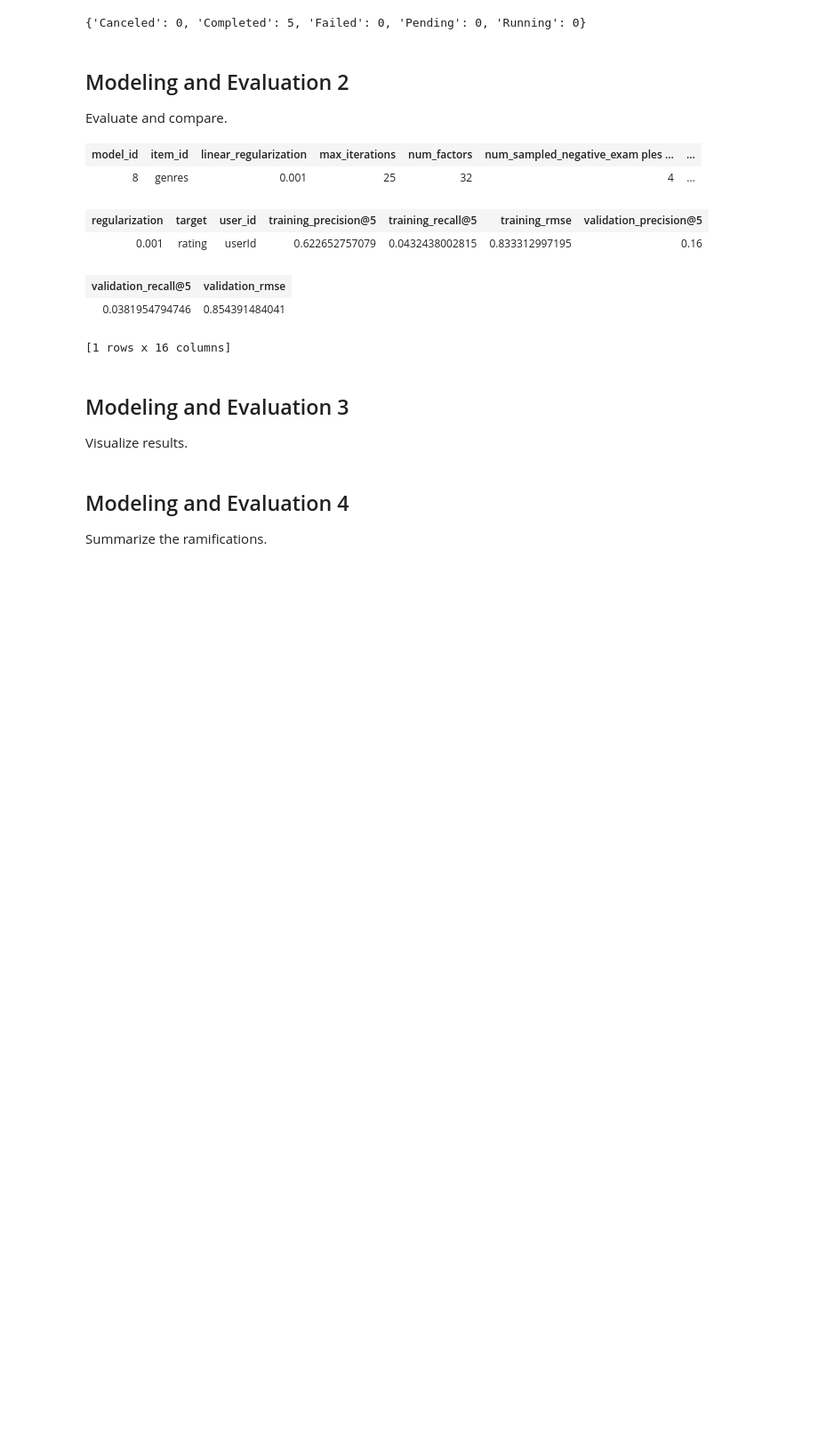
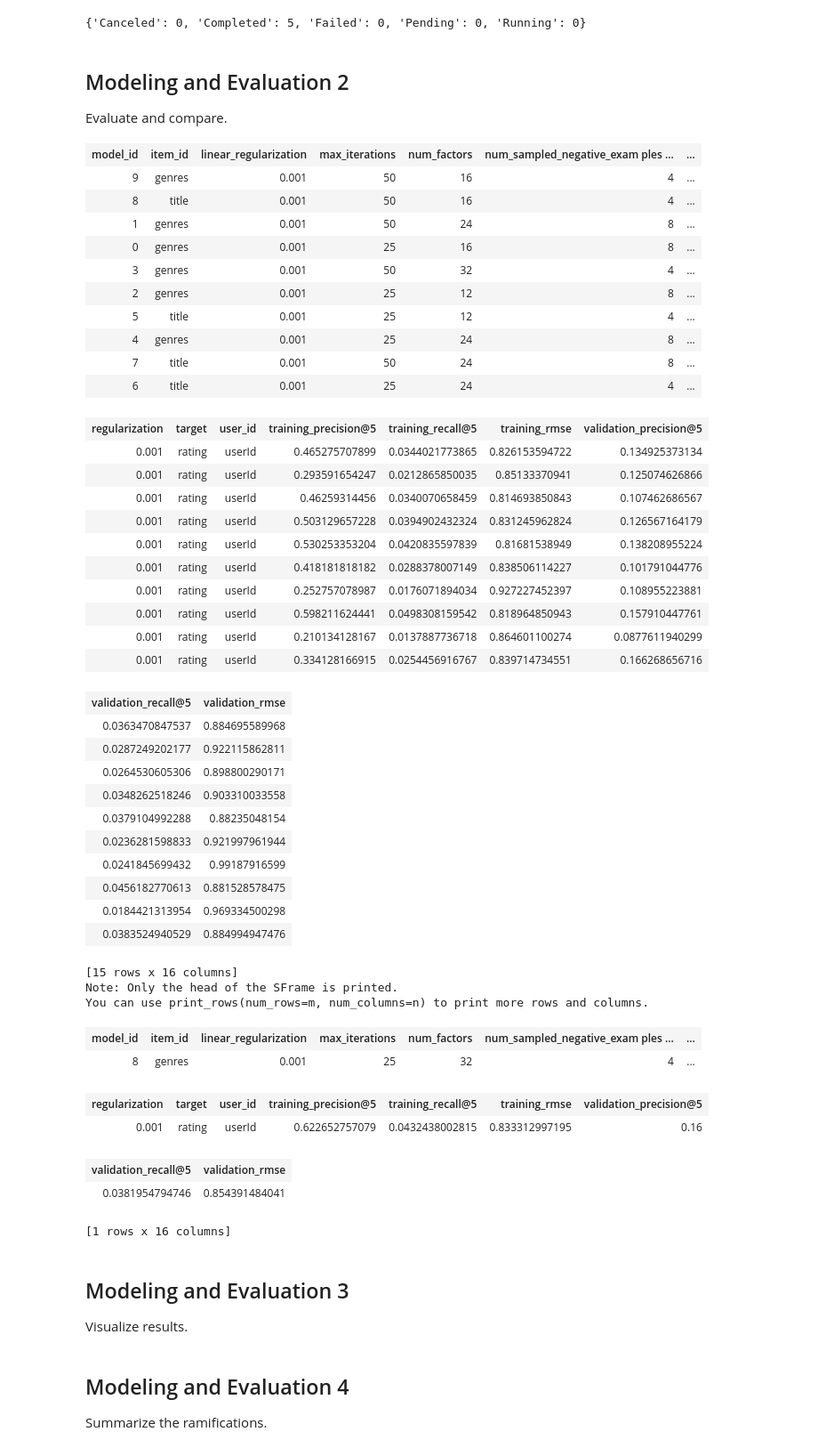
Before and after one commit to JackNelson/MSDS7331_Project3, a Jupyter notebook: MSDS7331_Lab3_AbrahamHarrisHidgonNelson.ipynb, the cells around one changed output. Shown at 89% size. Drawn from its saved outputs; the diff is of its cells as text; code cells hidden in the pictures; blank space fills up the shorter version.

```diff
--- a/MSDS7331_Lab3_AbrahamHarrisHidgonNelson.ipynb
+++ b/MSDS7331_Lab3_AbrahamHarrisHidgonNelson.ipynb
@@ -663,6 +663,45 @@ recs_rank_fact = job.get_results().append(job_stacked.get_results())
 # %% [markdown]
 <h2> Modeling and Evaluation 2 </h2>
 Evaluate and compare.
+# %%
+recs_rank_fact['item_id','num_factors',]
+# %% [output]
+| model_id | item_id | linear_regularization | max_iterations | num_factors | num_sampled_negative_exam ples ... | ... |
+| 9 | genres | 0.001 | 50 | 16 | 4 | ... |
+| 8 | title | 0.001 | 50 | 16 | 4 | ... |
+| 1 | genres | 0.001 | 50 | 24 | 8 | ... |
+| 0 | genres | 0.001 | 25 | 16 | 8 | ... |
+| 3 | genres | 0.001 | 50 | 32 | 4 | ... |
+| 2 | genres | 0.001 | 25 | 12 | 8 | ... |
+| 5 | title | 0.001 | 25 | 12 | 4 | ... |
+| 4 | genres | 0.001 | 25 | 24 | 8 | ... |
+| 7 | title | 0.001 | 50 | 24 | 8 | ... |
+| 6 | title | 0.001 | 25 | 24 | 4 | ... |
+| regularization | target | user_id | training_precision@5 | training_recall@5 | training_rmse | validation_precision@5 |
+| 0.001 | rating | userId | 0.465275707899 | 0.0344021773865 | 0.826153594722 | 0.134925373134 |
+| 0.001 | rating | userId | 0.293591654247 | 0.0212865850035 | 0.85133370941 | 0.125074626866 |
+| 0.001 | rating | userId | 0.46259314456 | 0.0340070658459 | 0.814693850843 | 0.107462686567 |
+| 0.001 | rating | userId | 0.503129657228 | 0.0394902432324 | 0.831245962824 | 0.126567164179 |
+| 0.001 | rating | userId | 0.530253353204 | 0.0420835597839 | 0.81681538949 | 0.138208955224 |
+| 0.001 | rating | userId | 0.418181818182 | 0.0288378007149 | 0.838506114227 | 0.101791044776 |
+| 0.001 | rating | userId | 0.252757078987 | 0.0176071894034 | 0.927227452397 | 0.108955223881 |
+| 0.001 | rating | userId | 0.598211624441 | 0.0498308159542 | 0.818964850943 | 0.157910447761 |
+| 0.001 | rating | userId | 0.210134128167 | 0.0137887736718 | 0.864601100274 | 0.0877611940299 |
+| 0.001 | rating | userId | 0.334128166915 | 0.0254456916767 | 0.839714734551 | 0.166268656716 |
+| validation_recall@5 | validation_rmse |
+| 0.0363470847537 | 0.884695589968 |
+| 0.0287249202177 | 0.922115862811 |
+| 0.0264530605306 | 0.898800290171 |
+| 0.0348262518246 | 0.903310033558 |
+| 0.0379104992288 | 0.88235048154 |
+| 0.0236281598833 | 0.921997961944 |
+| 0.0241845699432 | 0.99187916599 |
+| 0.0456182770613 | 0.881528578475 |
+| 0.0184421313954 | 0.969334500298 |
+| 0.0383524940529 | 0.884994947476 |
+[15 rows x 16 columns]
+Note: Only the head of the SFrame is printed.
+You can use print_rows(num_rows=m, num_columns=n) to print more rows and columns.
 # %%
 def ViewBestResults(job):
     keys = job.get_best_params().keys()
```
Also changed, not shown: parts of 14 cells of this notebook.
